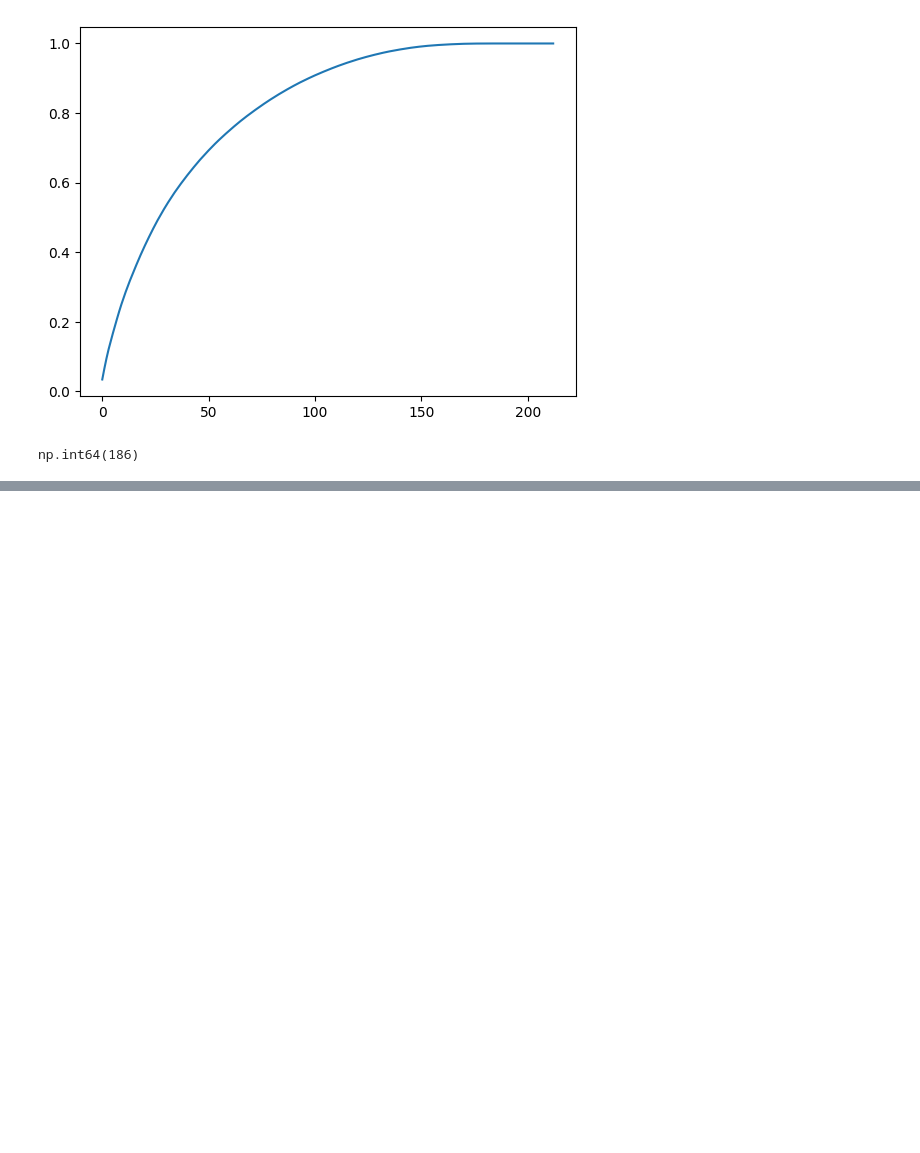
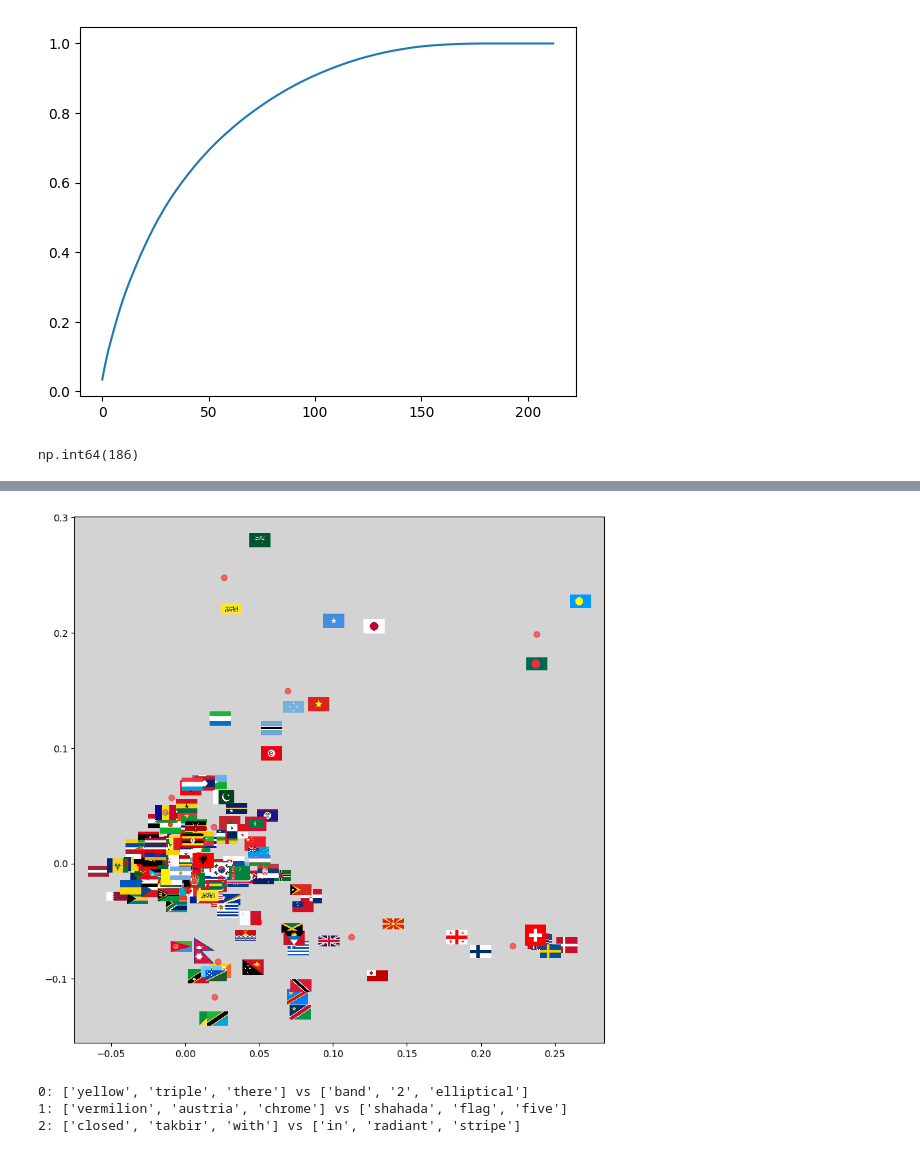
Before and after one commit to JEElsner/flag-analysis, a Jupyter notebook: flag-analysis/data_analysis.ipynb, the cells around one changed output, grey strips where cells are left out. Saved outputs shown, nothing was run; the diff lists cells and outputs as text; code cells hidden in the pictures; blank space fills up the shorter version.

Commit message:
More shenannigans
* Fix PCA plot
* automatically find "good" number of components and k for PCA and KMeans
* Analyze "average" flags and what each PC mode means

```diff
--- a/flag-analysis/data_analysis.ipynb
+++ b/flag-analysis/data_analysis.ipynb
@@ -24,7 +40,7 @@ data
 | 212 | Russia-Transnistria | 0.022057 | 0.000000 | 0.000000 | 0.000000 | 0.0 | 0.000000 | 0.000000 | 0.000000 | 0.000000 | ... |
 213 rows × 577 columns
 # %%
-X = data[data.columns.drop('flag-country')]
+X = tf_idf
 Y = data['flag-country']
 # %%
 from sklearn.decomposition import PCA
@@ -44,16 +60,3 @@ all_var = np.argmin(cum_var < 1)
 all_var
 # %% [output]
 np.int64(186)
-# %%
-from sklearn.cluster import KMeans
-from sklearn.pipeline import Pipeline, make_pipeline
-
-pipe = make_pipeline(
-    PCA(n_components=all_var),
-    KMeans(n_clusters=7)
-)
-
-pipe.fit(X, Y)
-labels = pipe.predict(X)
-categories = {label: Y[labels == label].values for label in np.unique(labels)}
-categories
@@ -77,0 +63,2 @@ categories
+# %%
+all_var = 100
@@ -77,0 +116,39 @@ categories
+# %%
+centers_2d = pipe.named_steps['kmeans'].cluster_centers_[:, :2]
+# %%
+from matplotlib.offsetbox import OffsetImage, AnnotationBbox
+
+fig, ax = plt.subplots(figsize=(10,10))
+
+pts = (X @ pca.components_[:2].T).T.values
+# plt.scatter(*pts)
+
+for i, (x, y) in enumerate(pts.T):
+    image = plt.imread(flags['path'][i])
+    offset_img = OffsetImage(image, zoom=0.1)
+    abb = AnnotationBbox(offset_img, (x, y), xycoords='data', frameon=False)
+    ax.add_artist(abb)
+
+plt.scatter(*centers_2d.T, zorder=20, color='r', alpha=0.5)
+
+ax.update_datalim(pts.T)
+ax.autoscale()
+ax.set_facecolor('lightgray')
+
+plt.show()
+# %% [output]
+[figure, added]
+# %%
+# want to analyze the principal components for patterns
+
+components = pca.inverse_transform(pca.components_[:3] @ X.T)
+components.columns = tf_idf.columns
+
+for idx, component in components.iterrows():
+    sorted_words = sorted(components.columns, key=lambda c: component[c])
+
+    print(f'{idx}: {sorted_words[:3]} vs {sorted_words[-3:]}')
+# %% [output]
+0: ['yellow', 'triple', 'there'] vs ['band', '2', 'elliptical']
+1: ['vermilion', 'austria', 'chrome'] vs ['shahada', 'flag', 'five']
+2: ['closed', 'takbir', 'with'] vs ['in', 'radiant', 'stripe']
```
Also changed, not shown: parts of 7 cells of this notebook, 2 other files.
